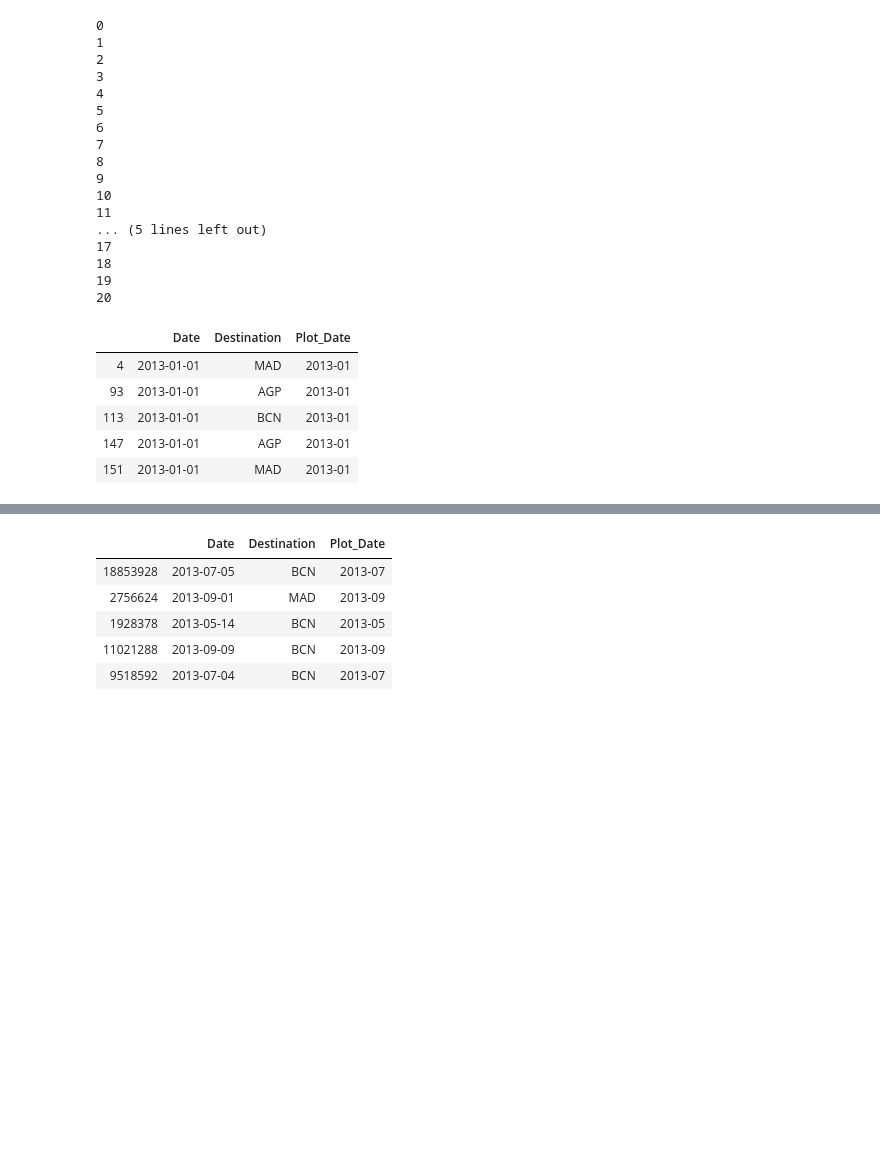
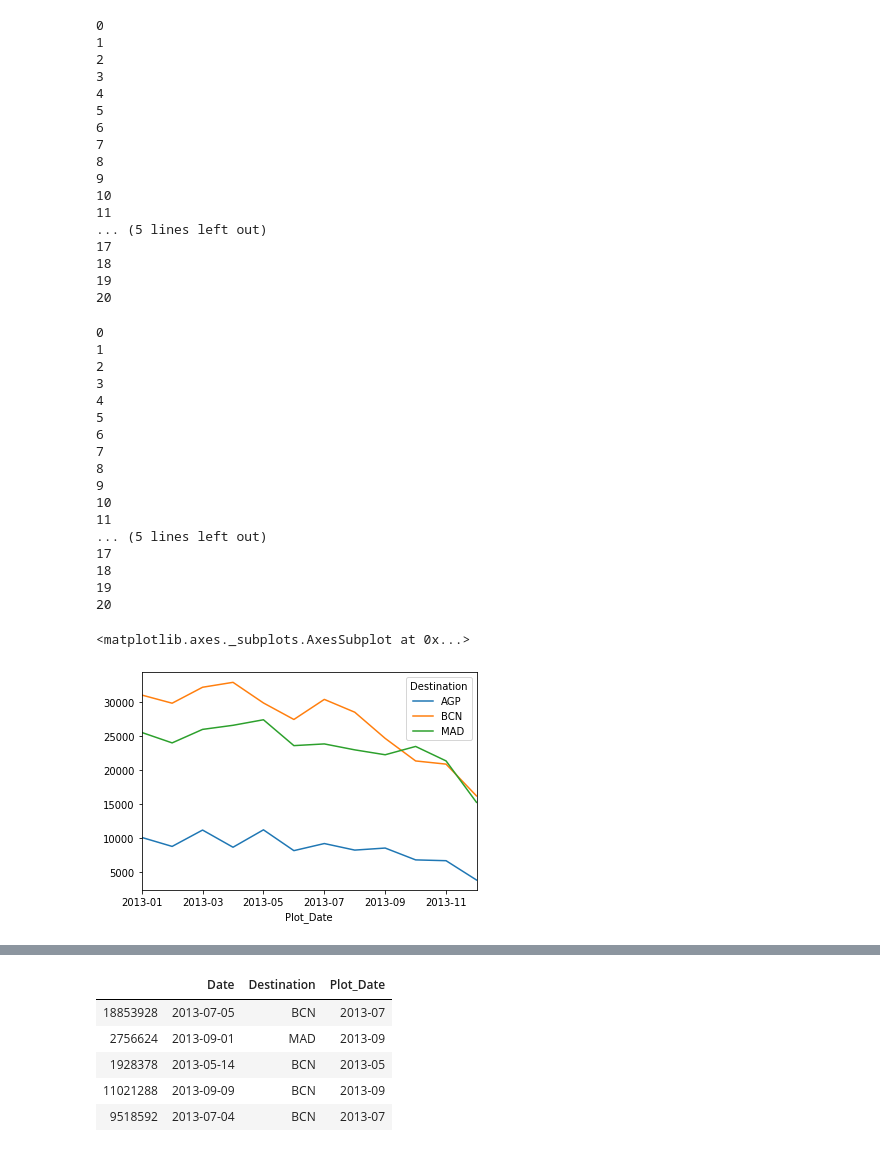
Before and after one commit to etajadura/amadeus_challenge, a Jupyter notebook: exercise3.ipynb, the cells around one changed output, grey strips where cells are left out. Drawn from its saved outputs; the diff is of its cells as text; code cells hidden in the pictures; blank space fills up the shorter version.

```diff
--- a/exercise3.ipynb
+++ b/exercise3.ipynb
@@ -232,14 +230,37 @@ some_values=['MAD', 'BCN', 'AGP']
-# %%
-searches=searches[searches['Destination'].isin(some_values)]
-# %%
-#probamos a formatear con slice
-searches['Plot_Date']=searches.Date.str[0:7]
-# %%
-searches.head()
-# %% [output]
-|  | Date | Destination | Plot_Date |
-| 4 | 2013-01-01 | MAD | 2013-01 |
-| 93 | 2013-01-01 | AGP | 2013-01 |
-| 113 | 2013-01-01 | BCN | 2013-01 |
-| 147 | 2013-01-01 | AGP | 2013-01 |
-| 151 | 2013-01-01 | MAD | 2013-01 |
+# %%
+searches_iter = pd.read_csv('searches.csv.bz2', sep='^', usecols = ['Destination', 'Date'], chunksize=1000000)
+searches_gr=pd.DataFrame()
+some_values=['MAD', 'BCN', 'AGP']
+for i, search in enumerate(searches_iter):
+    print (i)
+    search=search.dropna()
+    search=search[search['Destination'].isin(some_values)]
+    #probamos a formatear con slice
+    search['Plot_Date']=search.Date.str[0:7]
+    search_gr=search.groupby(['Plot_Date', 'Destination']).count()
+    search_gr=search_gr.reset_index()
+    searches=searches.append(search_gr)
+
+searches_gr=searches.groupby(['Plot_Date', 'Destination']).sum().reset_index()
+to_plot=searches_gr.pivot('Plot_Date', 'Destination', 'Date')
+to_plot.plot()
+# %% [output]
+0
+1
+2
+3
+4
+5
+6
+7
+8
+9
+10
+11
+... (5 lines left out)
+17
+18
+19
+20
+<matplotlib.axes._subplots.AxesSubplot at 0x...>
+[figure, added]
```
Also changed, not shown: parts of 22 cells of this notebook.
